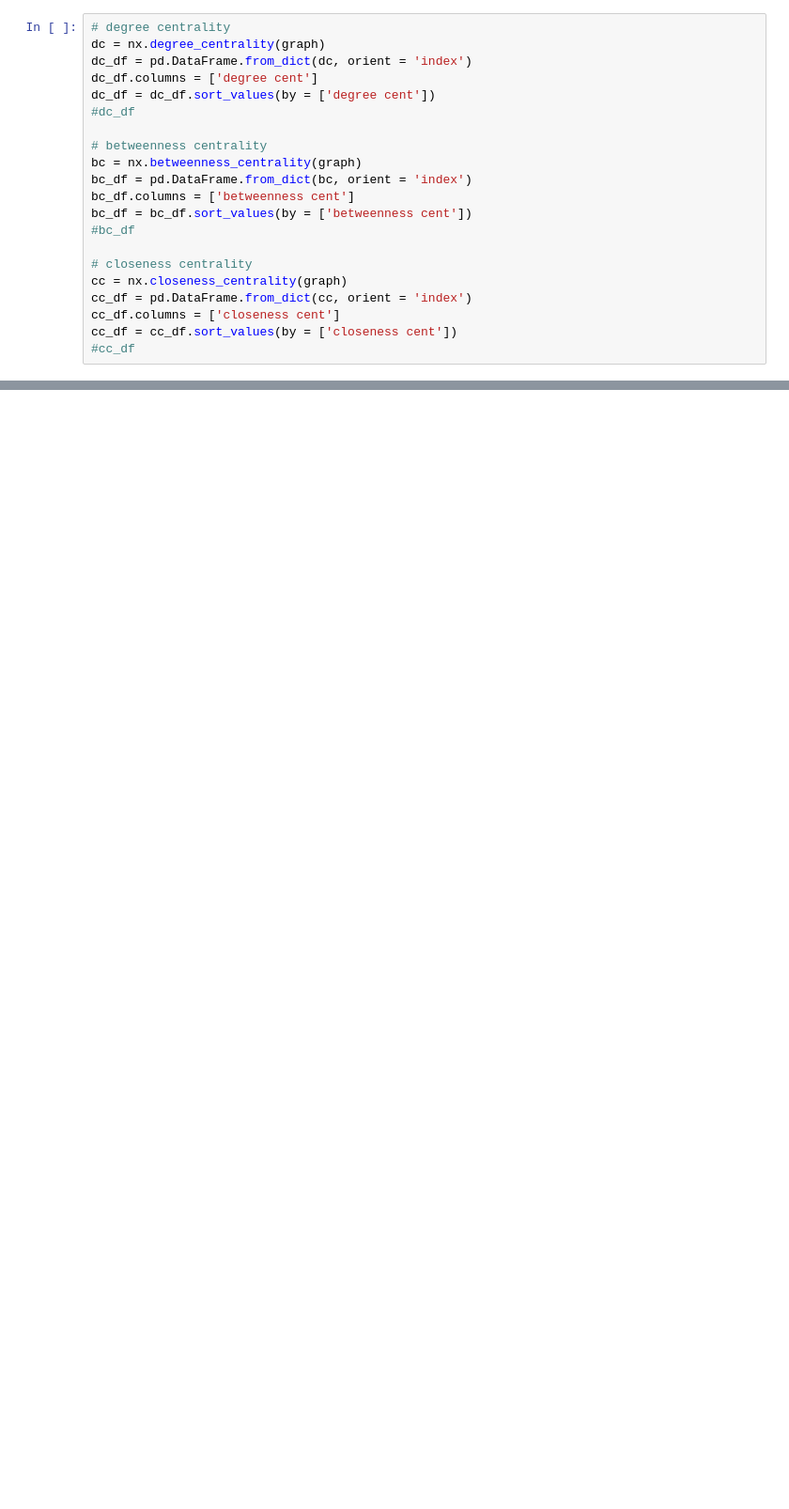
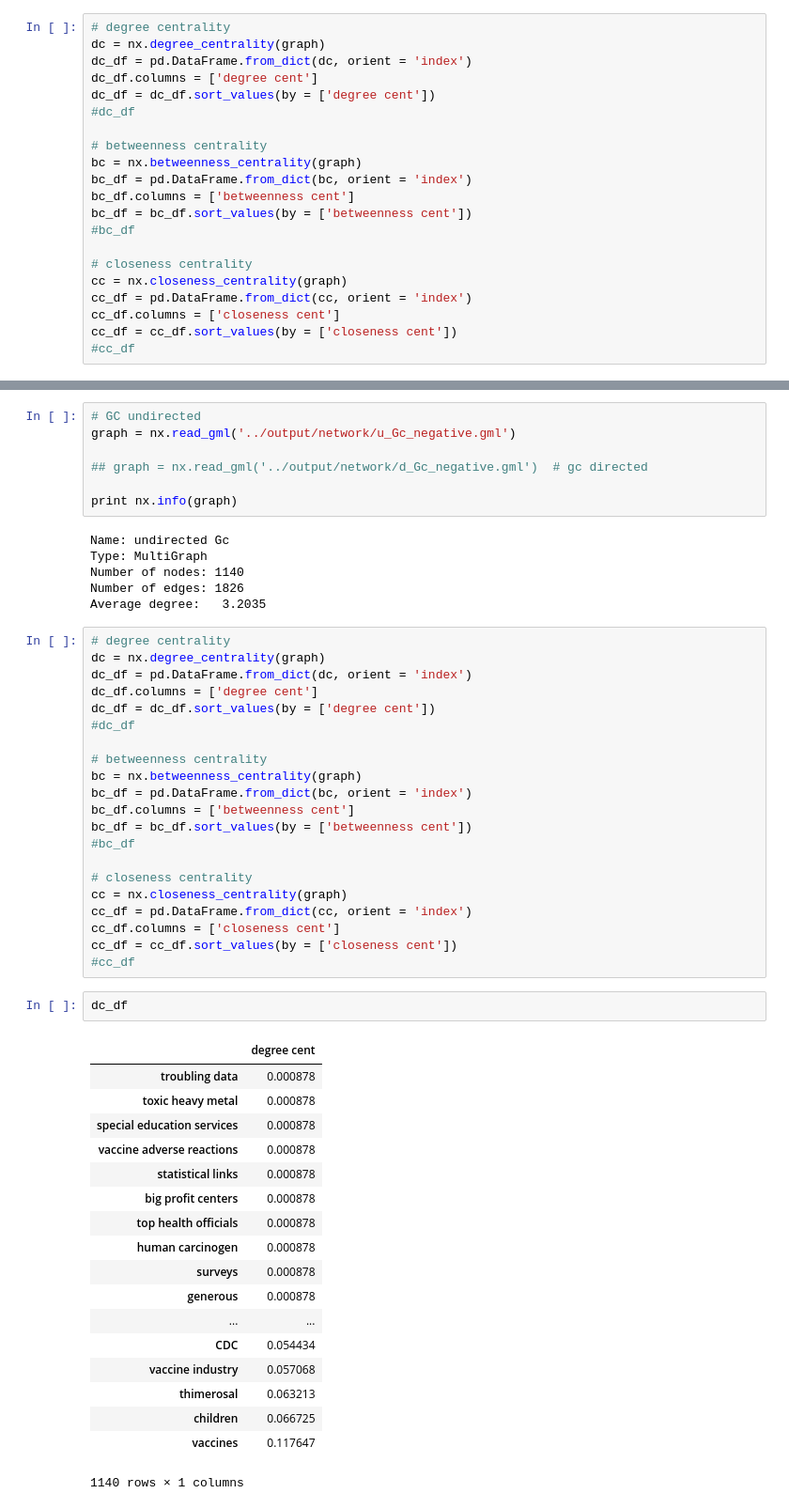
Before and after one commit to gloriakang/vax-sentiment, a Jupyter notebook: undirected/00_all_negative.ipynb, the cells around one changed output, grey strips where cells are left out. Shown at 94% size. Saved outputs shown, nothing was run; the diff lists cells and outputs as text; blank space fills up the shorter version.

```diff
--- a/undirected/00_all_negative.ipynb
+++ b/undirected/00_all_negative.ipynb
@@ -666,0 +762,55 @@ cc_df
+# %%
+# GC undirected
+graph = nx.read_gml('../output/network/u_Gc_negative.gml')
+
+## graph = nx.read_gml('../output/network/d_Gc_negative.gml')  # gc directed
+
+print nx.info(graph)
+# %% [output]
+Name: undirected Gc
+Type: MultiGraph
+Number of nodes: 1140
+Number of edges: 1826
+Average degree:   3.2035
+# %%
+# degree centrality
+dc = nx.degree_centrality(graph)
+dc_df = pd.DataFrame.from_dict(dc, orient = 'index')
+dc_df.columns = ['degree cent']
+dc_df = dc_df.sort_values(by = ['degree cent'])
+#dc_df
+
+# betweenness centrality
+bc = nx.betweenness_centrality(graph)
+bc_df = pd.DataFrame.from_dict(bc, orient = 'index')
+bc_df.columns = ['betweenness cent']
+bc_df = bc_df.sort_values(by = ['betweenness cent'])
+#bc_df
+
+# closeness centrality
+cc = nx.closeness_centrality(graph)
+cc_df = pd.DataFrame.from_dict(cc, orient = 'index')
+cc_df.columns = ['closeness cent']
+cc_df = cc_df.sort_values(by = ['closeness cent'])
+#cc_df
+# %%
+dc_df
+# %% [output]
+|  | degree cent |
+| troubling data | 0.000878 |
+| toxic heavy metal | 0.000878 |
+| special education services | 0.000878 |
+| vaccine adverse reactions | 0.000878 |
+| statistical links | 0.000878 |
+| big profit centers | 0.000878 |
+| top health officials | 0.000878 |
+| human carcinogen | 0.000878 |
+| surveys | 0.000878 |
+| generous | 0.000878 |
+| ... | ... |
+| CDC | 0.054434 |
+| vaccine industry | 0.057068 |
+| thimerosal | 0.063213 |
+| children | 0.066725 |
+| vaccines | 0.117647 |
+1140 rows × 1 columns
```
Also changed, not shown: parts of 23 cells of this notebook, 42 other files.
